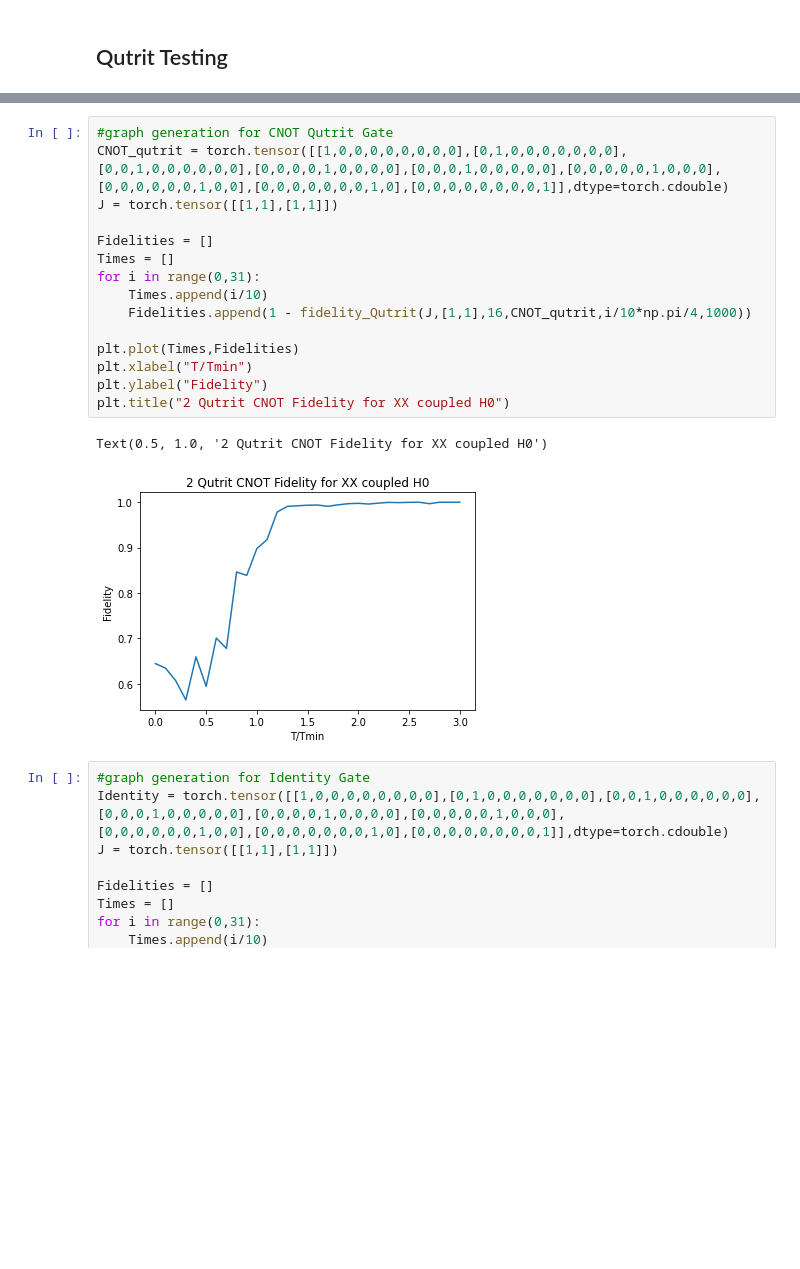
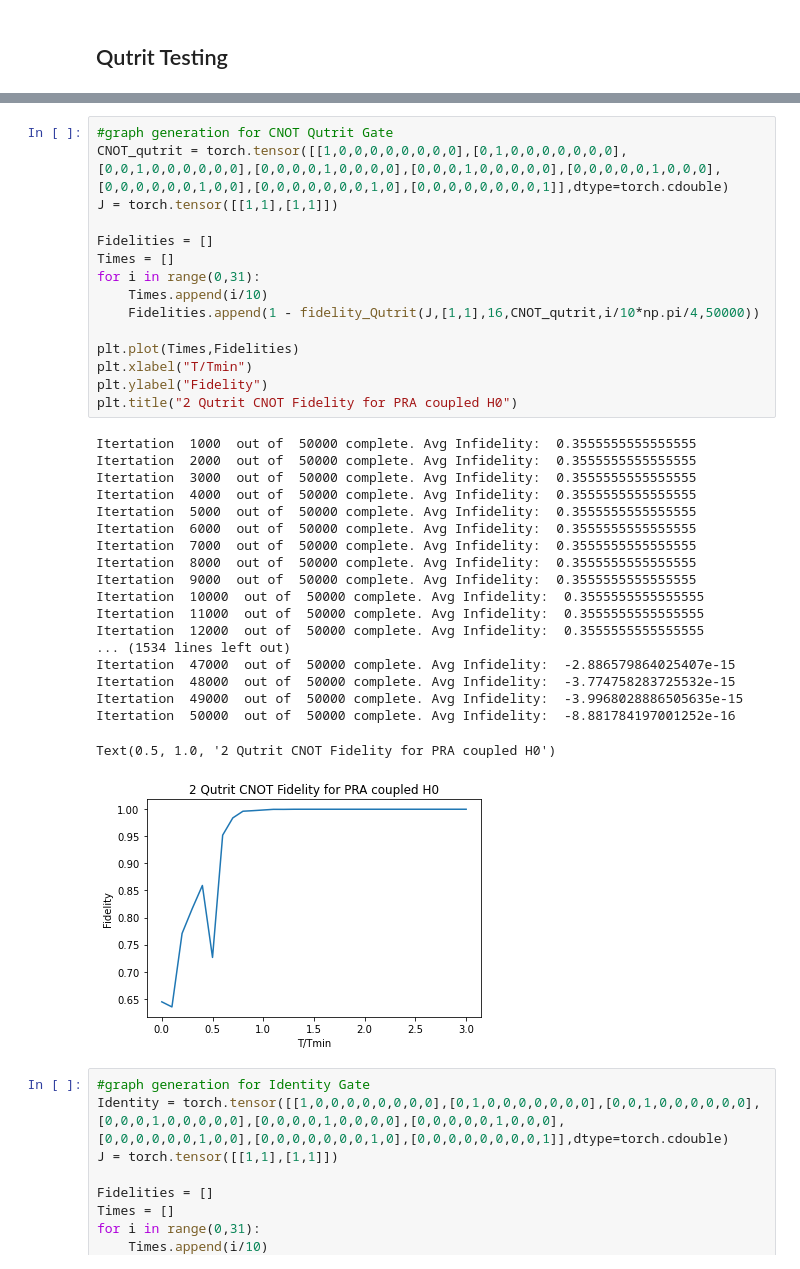
Before and after one commit to b-basyildiz/QuOpt, a Jupyter notebook: Qutrit_ML.ipynb, the cells around one changed output, grey strips where cells are left out. Cells and saved outputs as stored; diff of their text form; blank space fills up the shorter version.

Commit message:
Qutrit Fidelity Graph

```diff
--- a/Qutrit_ML.ipynb
+++ b/Qutrit_ML.ipynb
@@ -383,22 +379,39 @@ Itertation  1000  out of  1000 complete. Avg Infidelity:  0.049098307331579605
 # %%
 #graph generation for CNOT Qutrit Gate
 CNOT_qutrit = torch.tensor([[1,0,0,0,0,0,0,0,0],[0,1,0,0,0,0,0,0,0],[0,0,1,0,0,0,0,0,0],[0,0,0,0,1,0,0,0,0],[0,0,0,1,0,0,0,0,0],[0,0,0,0,0,1,0,0,0],
 [0,0,0,0,0,0,1,0,0],[0,0,0,0,0,0,0,1,0],[0,0,0,0,0,0,0,0,1]],dtype=torch.cdouble)
 J = torch.tensor([[1,1],[1,1]])
 
 Fidelities = []
 Times = []
 for i in range(0,31):
     Times.append(i/10)
-    Fidelities.append(1 - fidelity_Qutrit(J,[1,1],16,CNOT_qutrit,i/10*np.pi/4,1000))
+    Fidelities.append(1 - fidelity_Qutrit(J,[1,1],16,CNOT_qutrit,i/10*np.pi/4,50000))
 
 plt.plot(Times,Fidelities)
 plt.xlabel("T/Tmin")
 plt.ylabel("Fidelity")
-plt.title("2 Qutrit CNOT Fidelity for XX coupled H0")
+plt.title("2 Qutrit CNOT Fidelity for PRA coupled H0")
 # %% [output]
-Text(0.5, 1.0, '2 Qutrit CNOT Fidelity for XX coupled H0')
+Itertation  1000  out of  50000 complete. Avg Infidelity:  0.3555555555555555
+Itertation  2000  out of  50000 complete. Avg Infidelity:  0.3555555555555555
+Itertation  3000  out of  50000 complete. Avg Infidelity:  0.3555555555555555
+Itertation  4000  out of  50000 complete. Avg Infidelity:  0.3555555555555555
+Itertation  5000  out of  50000 complete. Avg Infidelity:  0.3555555555555555
+Itertation  6000  out of  50000 complete. Avg Infidelity:  0.3555555555555555
+Itertation  7000  out of  50000 complete. Avg Infidelity:  0.3555555555555555
+Itertation  8000  out of  50000 complete. Avg Infidelity:  0.3555555555555555
+Itertation  9000  out of  50000 complete. Avg Infidelity:  0.3555555555555555
+Itertation  10000  out of  50000 complete. Avg Infidelity:  0.3555555555555555
+Itertation  11000  out of  50000 complete. Avg Infidelity:  0.3555555555555555
+Itertation  12000  out of  50000 complete. Avg Infidelity:  0.3555555555555555
+... (1534 lines left out)
+Itertation  47000  out of  50000 complete. Avg Infidelity:  -2.886579864025407e-15
+Itertation  48000  out of  50000 complete. Avg Infidelity:  -3.774758283725532e-15
+Itertation  49000  out of  50000 complete. Avg Infidelity:  -3.9968028886505635e-15
+Itertation  50000  out of  50000 complete. Avg Infidelity:  -8.881784197001252e-16
+Text(0.5, 1.0, '2 Qutrit CNOT Fidelity for PRA coupled H0')
-[figure, old version]
+[figure, new version]
 # %%
 #graph generation for Identity Gate
 Identity = torch.tensor([[1,0,0,0,0,0,0,0,0],[0,1,0,0,0,0,0,0,0],[0,0,1,0,0,0,0,0,0],[0,0,0,1,0,0,0,0,0],[0,0,0,0,1,0,0,0,0],[0,0,0,0,0,1,0,0,0],
```
Also changed, not shown: parts of 1 cell of this notebook, 1 other file.
